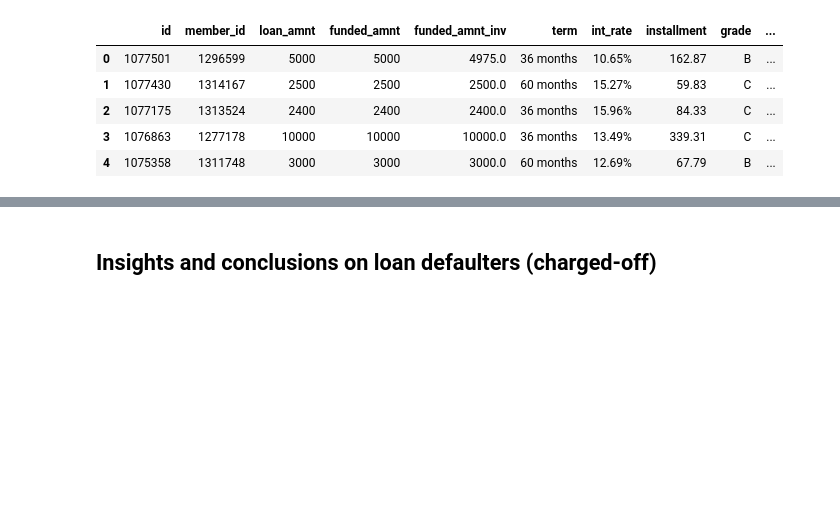
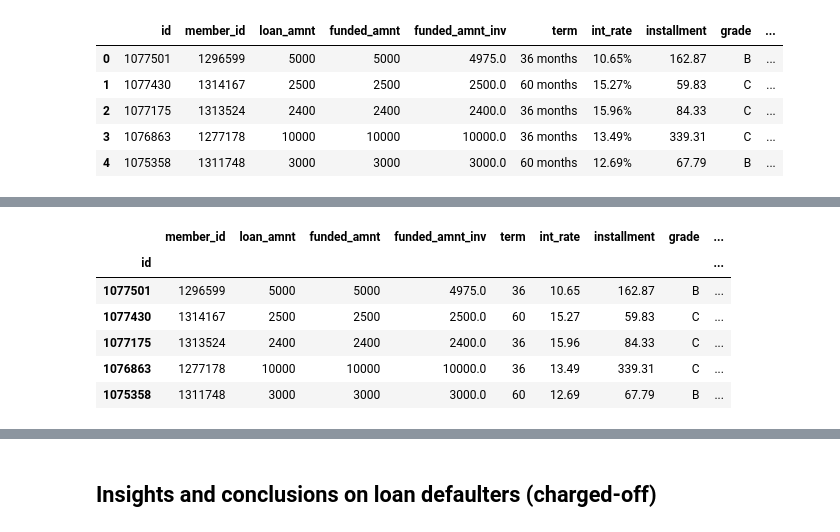
Before and after one commit to Kumaraguru-Muthuraj/_AIML_Code, a Jupyter notebook: _PythonNotebooks/_Course2_Statistics_Essentials/Mod6_Lendingclub_casestudy/Lending_Club_Merged_v1.ipynb, the cells around one changed output, grey strips where cells are left out. Saved outputs shown, nothing was run; the diff lists cells and outputs as text; code cells hidden in the pictures; blank space fills up the shorter version.

```diff
--- a/_PythonNotebooks/_Course2_Statistics_Essentials/Mod6_Lendingclub_casestudy/Lending_Club_Merged_v1.ipynb
+++ b/_PythonNotebooks/_Course2_Statistics_Essentials/Mod6_Lendingclub_casestudy/Lending_Club_Merged_v1.ipynb
@@ -105,0 +268,90 @@ df.head()
+# %%
+
+###ADD ABOVE###########
+
+# Creating a new column to extract primary sector of investment from category_list
+df['Issue_Month'], df['Issue_Year'] = df['issue_d'].str.split('-').str
+df['last_credit_pull_month']= df.last_credit_pull_d.str.split('-').str[0].str.upper()
+df['last_credit_pull_Year']= df.last_credit_pull_d.str.split('-').str[1]
+df['last_pymnt_month']= df.last_pymnt_d.str.split('-').str[0].str.upper()
+df['last_pymnt_year']= df.last_pymnt_d.str.split('-').str[1]
+df['earl_cr_line_month']= df.earliest_cr_line.str.split('-').str[0].str.upper()
+df['earl_cr_line_year']= df.earliest_cr_line.str.split('-').str[1]
+# appending as sunstring 20 to convert the year in correct format
+df['Issue_Year']='20' + df['Issue_Year'].astype(str)
+df.head()
+
+
+df['emp_length'] = df.emp_length.fillna(df.emp_length.mode()[0])
+
+#Convert to lower case
+df['loan_status'] = df['loan_status'].apply(str.lower)
+df['verification_status'] = df['verification_status'].apply(str.lower)
+df['purpose'] = df['purpose'].apply(str.lower)
+df['title'] = df['title'].astype(str).apply(str.lower)
+
+getTerm = lambda x: x.strip().split(' ')[0]
+df['term'] = df['term'].apply(getTerm)
+
+
+## --BELOW --KUMAR
+# Lets replace special character and convert interest rate to float
+# Lets replace special character and convert interest rate to float
+df.int_rate = df['int_rate'].str.strip('%').astype('float')
+df.revol_util = df['revol_util'].str.strip('%').astype('float').round()
+
+
+df['Loan_Month'] = df.issue_d.str.split('-').str[0].str.upper()
+
+df['emp_length'] = df.emp_length.fillna(df.emp_length.mode()[0])
+
+
+#Convert to lower case
+df['loan_status'] = df['loan_status'].apply(str.lower)
+df['verification_status'] = df['verification_status'].apply(str.lower)
+df['purpose'] = df['purpose'].apply(str.lower)
+df['title'] = df['title'].astype(str).apply(str.lower)
+
+getTerm = lambda x: x.strip().split(' ')[0]
+df['term'] = df['term'].apply(getTerm)
+
+getDate = lambda x : datetime.strptime(x, '%b-%y').date()
+getYear = lambda x : datetime.strptime(x, '%b-%y').date().year
+def getCRYear(x):
+    y = datetime.strptime(x, '%b-%y').date().year
+    if y > 2019:
+        y = y - 100
+    return y
+
+
+
+
+#EMI as a percent of monthly income
+df['emi_income_percent'] = (df['installment'] / (df['annual_inc'] /12)) * 100
+
+# Lets check the details of addr_state
+print(df.addr_state.unique())
+
+#df.head()
+
+paidOff = df['loan_status'] == 'fully paid'
+current = df['loan_status'] == 'current'
+chargedOff = df['loan_status'] == 'charged off'
+
+dfPaidOff = df.loc[paidOff]
+dfCurrent = df.loc[current]
+dfChargedOff = df.loc[chargedOff]
+
+print (dfPaidOff['loan_status'].size)
+print (dfCurrent['loan_status'].size)
+print (dfChargedOff['loan_status'].size)
+
+df.describe()
+# %% [output]
+|  | member_id | loan_amnt | funded_amnt | funded_amnt_inv | term | int_rate | installment | grade | ... |
+| id |  |  |  |  |  |  |  |  | ... |
+| 1077501 | 1296599 | 5000 | 5000 | 4975.0 | 36 | 10.65 | 162.87 | B | ... |
+| 1077430 | 1314167 | 2500 | 2500 | 2500.0 | 60 | 15.27 | 59.83 | C | ... |
+| 1077175 | 1313524 | 2400 | 2400 | 2400.0 | 36 | 15.96 | 84.33 | C | ... |
+| 1076863 | 1277178 | 10000 | 10000 | 10000.0 | 36 | 13.49 | 339.31 | C | ... |
+| 1075358 | 1311748 | 3000 | 3000 | 3000.0 | 60 | 12.69 | 67.79 | B | ... |
```
Also changed, not shown: parts of 16 cells of this notebook.
